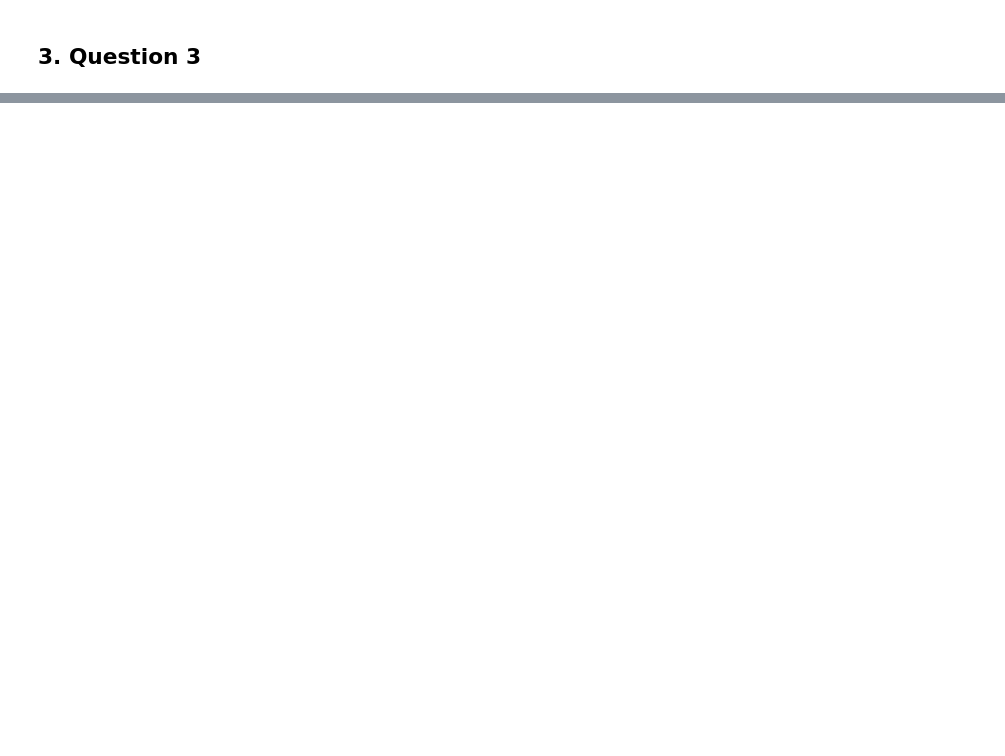
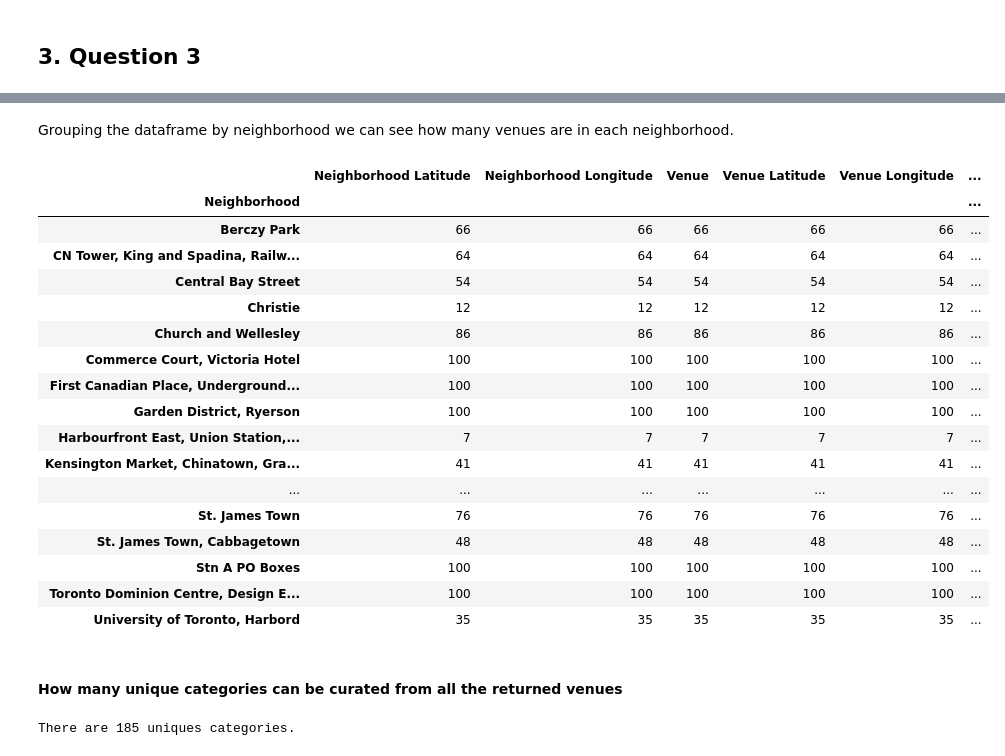
Before and after one commit to medas/Coursera_Capstone, a Jupyter notebook: Segmenting and Clustering Neighborhoods in Toronto.ipynb, the cells around one changed output, grey strips where cells are left out. Cells and saved outputs as stored; diff of their text form; code cells hidden in the pictures; blank space fills up the shorter version.

```diff
--- a/Segmenting and Clustering Neighborhoods in Toronto.ipynb
+++ b/Segmenting and Clustering Neighborhoods in Toronto.ipynb
@@ -221,0 +550,9 @@ df_toronto
+# %%
+neighborhood_latitude = downtown_data.loc[0, 'Latitude'] # neighborhood latitude value
+neighborhood_longitude = downtown_data.loc[0, 'Longitude'] # neighborhood longitude value
+
+neighborhood_name = downtown_data.loc[0, 'Neighborhood'] # neighborhood name
+
+print('Latitude and longitude values of {} are {}, {}.'.format(neighborhood_name,
+                                                               neighborhood_latitude,
+                                                               neighborhood_longitude))
@@ -221,0 +598,12 @@ df_toronto
+# %%
+# function that extracts the category of the venue
+def get_category_type(row):
+    try:
+        categories_list = row['categories']
+    except:
+        categories_list = row['venue.categories']
+
+    if len(categories_list) == 0:
+        return None
+    else:
+        return categories_list[0]['name']
@@ -221,0 +612,16 @@ df_toronto
+# %%
+venues = results['response']['groups'][0]['items']
+
+nearby_venues = json_normalize(venues) # flatten JSON
+
+# filter columns
+filtered_columns = ['venue.name', 'venue.categories', 'venue.location.lat', 'venue.location.lng']
+nearby_venues =nearby_venues.loc[:, filtered_columns]
+
+# filter the category for each row
+nearby_venues['venue.categories'] = nearby_venues.apply(get_category_type, axis=1)
+
+# clean columns
+nearby_venues.columns = [col.split(".")[-1] for col in nearby_venues.columns]
+
+nearby_venues.head()
@@ -221,0 +687,5 @@ df_toronto
+# %%
+downtown_venues = getNearbyVenues(names=downtown_data['Neighborhood'],
+                                   latitudes=downtown_data['Latitude'],
+                                   longitudes=downtown_data['Longitude']
+                                  )
@@ -221,0 +725,29 @@ df_toronto
+# %% [markdown]
+Grouping the dataframe by neighborhood we can see how many venues are in each neighborhood.
+# %%
+downtown_venues.groupby('Neighborhood').count()
+# %% [output]
+|  | Neighborhood Latitude | Neighborhood Longitude | Venue | Venue Latitude | Venue Longitude | ... |
+| Neighborhood |  |  |  |  |  | ... |
+| Berczy Park | 66 | 66 | 66 | 66 | 66 | ... |
+| CN Tower, King and Spadina, Railw... | 64 | 64 | 64 | 64 | 64 | ... |
+| Central Bay Street | 54 | 54 | 54 | 54 | 54 | ... |
+| Christie | 12 | 12 | 12 | 12 | 12 | ... |
+| Church and Wellesley | 86 | 86 | 86 | 86 | 86 | ... |
+| Commerce Court, Victoria Hotel | 100 | 100 | 100 | 100 | 100 | ... |
+| First Canadian Place, Underground... | 100 | 100 | 100 | 100 | 100 | ... |
+| Garden District, Ryerson | 100 | 100 | 100 | 100 | 100 | ... |
+| Harbourfront East, Union Station,... | 7 | 7 | 7 | 7 | 7 | ... |
+| Kensington Market, Chinatown, Gra... | 41 | 41 | 41 | 41 | 41 | ... |
+| ... | ... | ... | ... | ... | ... | ... |
+| St. James Town | 76 | 76 | 76 | 76 | 76 | ... |
+| St. James Town, Cabbagetown | 48 | 48 | 48 | 48 | 48 | ... |
+| Stn A PO Boxes | 100 | 100 | 100 | 100 | 100 | ... |
+| Toronto Dominion Centre, Design E... | 100 | 100 | 100 | 100 | 100 | ... |
+| University of Toronto, Harbord | 35 | 35 | 35 | 35 | 35 | ... |
+# %% [markdown]
+#### How many unique categories can be curated from all the returned venues
+# %%
+print('There are {} uniques categories.'.format(len(downtown_venues['Venue Category'].unique())))
+# %% [output]
+There are 185 uniques categories.
```
Also changed, not shown: parts of 85 cells of this notebook.
